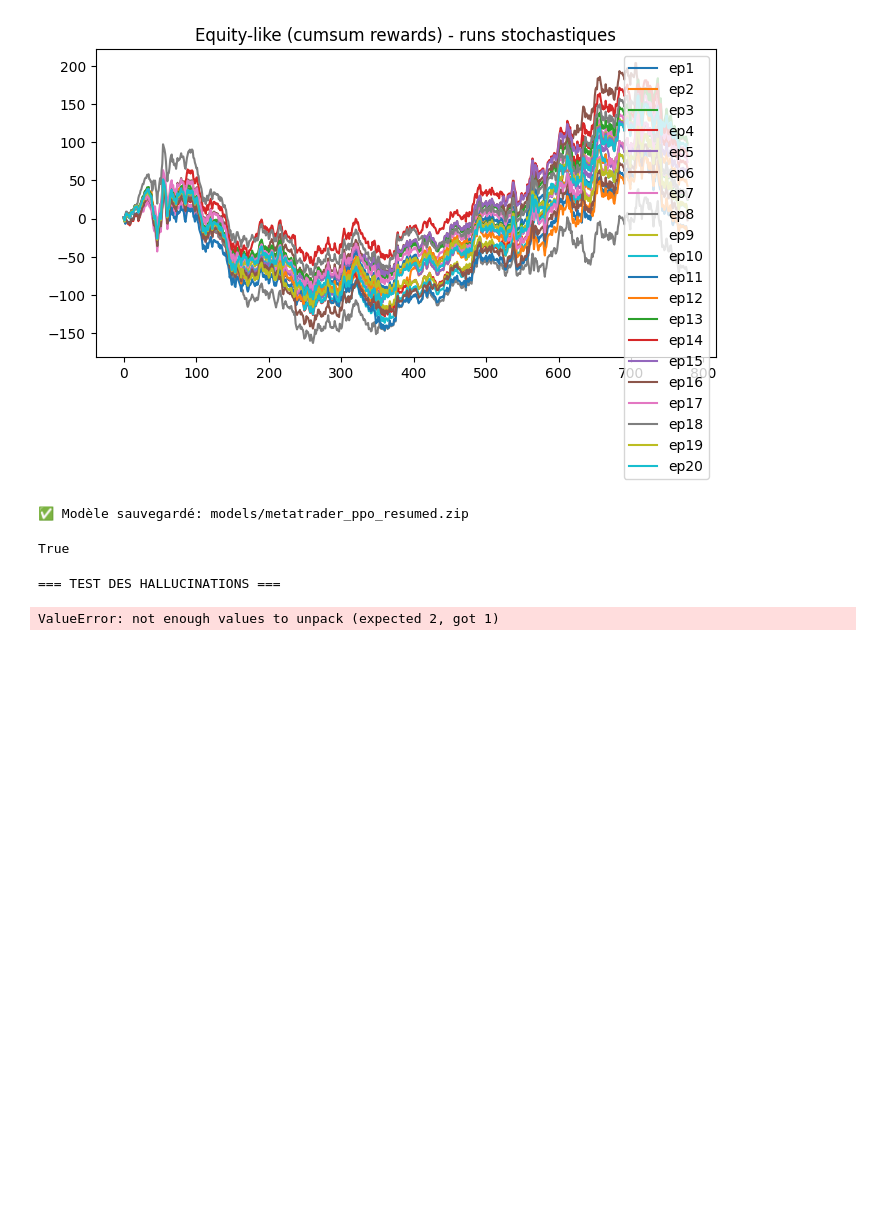
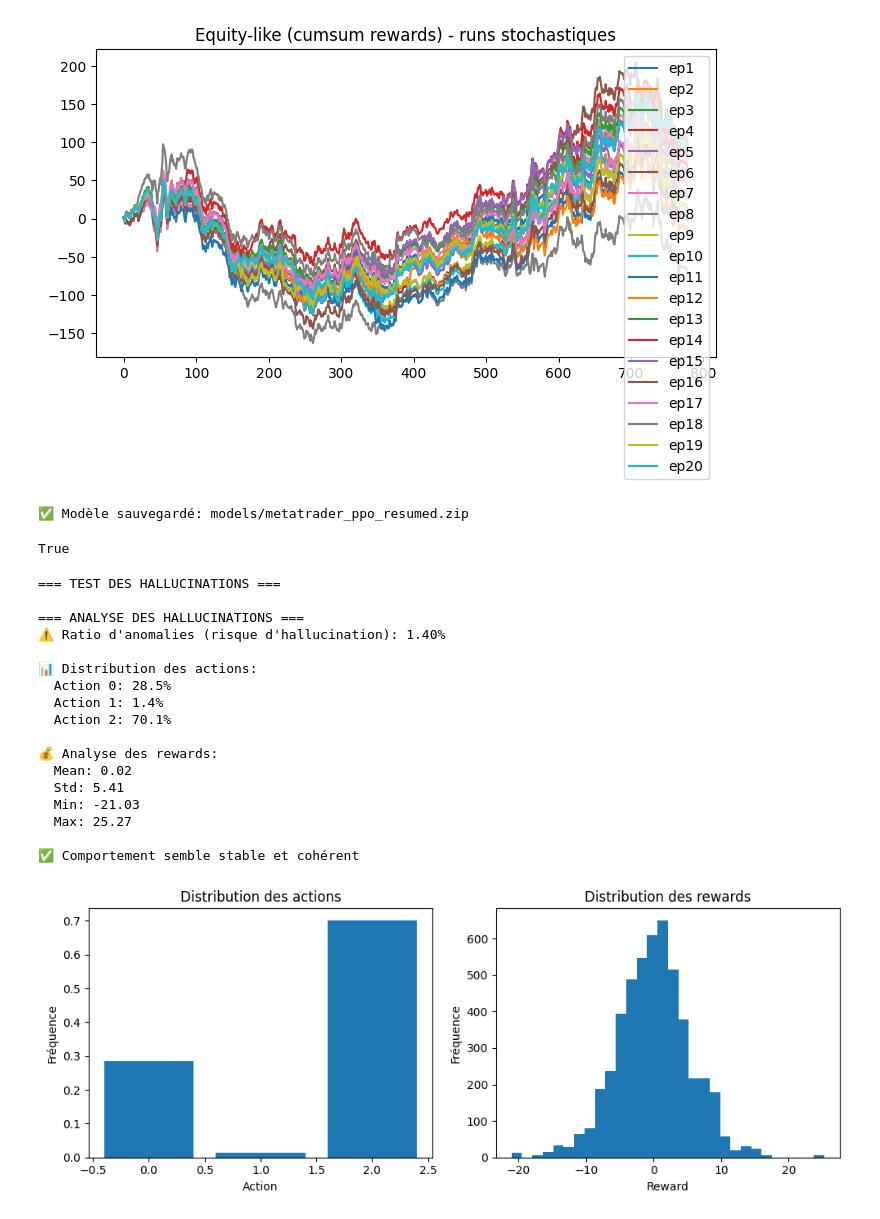
Before and after one commit to AbyssalForge/OrionTrader, a Jupyter notebook: metatrader_ppo_train.ipynb, the cells around one changed output. Drawn from its saved outputs; the diff is of its cells as text; code cells hidden in the pictures; blank space fills up the shorter version.

```diff
--- a/metatrader_ppo_train.ipynb
+++ b/metatrader_ppo_train.ipynb
@@ -304,31 +304,71 @@ def detect_hallucinations(model, env, n_steps=5000, threshold=0.05):
     X = actions.reshape(actions.shape[0], -1)
     od = IForest(threshold=threshold)
     od.fit(X)
     preds = od.predict(X)
 
     anomaly_ratio = preds["data"]["is_outlier"].mean()
     print("\n=== ANALYSE DES HALLUCINATIONS ===")
     print(f"⚠️ Ratio d'anomalies (risque d'hallucination): {anomaly_ratio:.2%}")
 
     # distribution des actions (si discret)
     flat_actions = actions.flatten().astype(int)
     action_dist = np.bincount(flat_actions, minlength=int(flat_actions.max() + 1)) / len(flat_actions)
     print("\n📊 Distribution des actions:")
     for i, freq in enumerate(action_dist):
         print(f"  Action {i}: {freq:.1%}")
 
     print("\n💰 Analyse des rewards:")
     print(f"  Mean: {rewards.mean():.2f}")
     print(f"  Std: {rewards.std():.2f}")
     print(f"  Min: {rewards.min():.2f}")
     print(f"  Max: {rewards.max():.2f}")
 
     if anomaly_ratio > 0.1:
         print("\n🚨 Possible hallucination détectée!")
     else:
         print("\n✅ Comportement semble stable et cohérent")
 
     return anomaly_ratio, action_dist, rewards
+
+# Tester les hallucinations
+print("\n=== TEST DES HALLUCINATIONS ===")
+env_test = DummyVecEnv([make_mt5_env_random()])
+anomaly_ratio, action_dist, rewards = detect_hallucinations(best_model, env_test)
+
+# Visualiser la distribution des actions
+plt.figure(figsize=(10,4))
+plt.subplot(1,2,1)
+plt.bar(range(len(action_dist)), action_dist)
+plt.title("Distribution des actions")
+plt.xlabel("Action")
+plt.ylabel("Fréquence")
+
+# Visualiser la distribution des rewards
+plt.subplot(1,2,2)
+plt.hist(rewards, bins=30)
+plt.title("Distribution des rewards")
+plt.xlabel("Reward")
+plt.ylabel("Fréquence")
+plt.tight_layout()
+plt.show()
+
+env_test.close()
 # %% [output]
 === TEST DES HALLUCINATIONS ===
+
+=== ANALYSE DES HALLUCINATIONS ===
+⚠️ Ratio d'anomalies (risque d'hallucination): 1.40%
+
+📊 Distribution des actions:
+  Action 0: 28.5%
+  Action 1: 1.4%
+  Action 2: 70.1%
+
+💰 Analyse des rewards:
+  Mean: 0.02
+  Std: 5.41
+  Min: -21.03
+  Max: 25.27
+
+✅ Comportement semble stable et cohérent
-ValueError: not enough values to unpack (expected 2, got 1)
+[figure, added]
```
